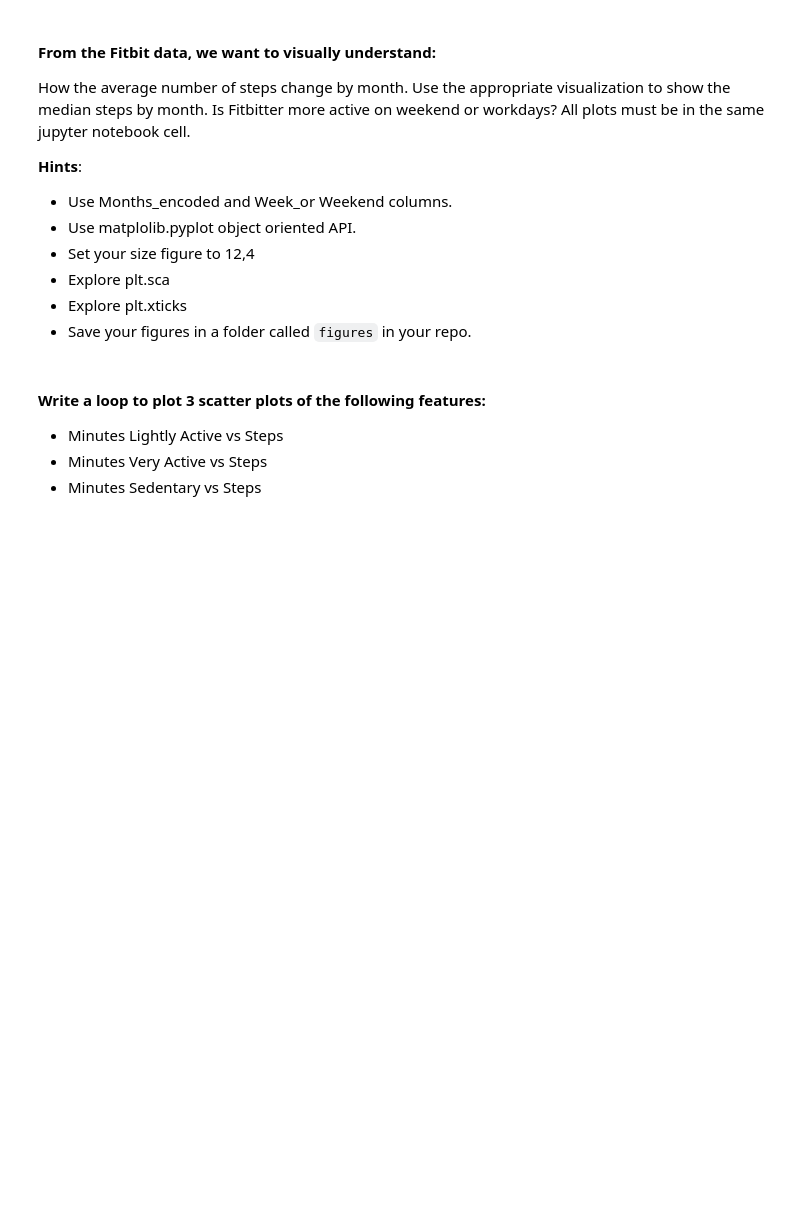
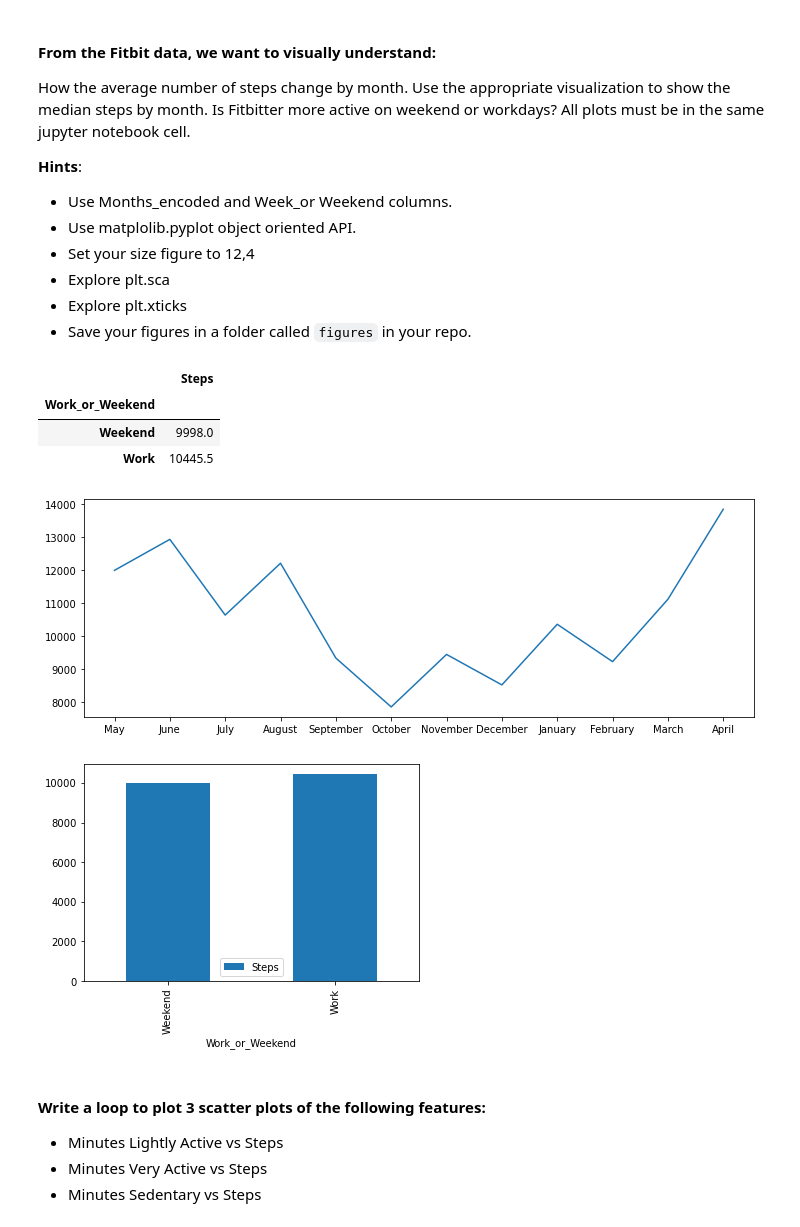
Before and after one commit to ivanrepi/dataptmad1121_labs, a Jupyter notebook: module-2/matplotlib-seaborn/your-code/main.ipynb, the cells around one changed output. Saved outputs shown, nothing was run; the diff lists cells and outputs as text; code cells hidden in the pictures; blank space fills up the shorter version.

```diff
--- a/module-2/matplotlib-seaborn/your-code/main.ipynb
+++ b/module-2/matplotlib-seaborn/your-code/main.ipynb
@@ -105,0 +104,5 @@ plt.show()
+# %%
+fitbit=pd.read_csv('../data/fitbit2.csv')
+fitbit['Work_or_Weekend'] = fitbit['Work_or_Weekend'].map({0:'Weekend', 1:'Work'})
+
+fitbit.head()
@@ -125,3 +130,29 @@ How the average number of steps change by month. Use the appropriate visualizati
+# %%
+# MEDIAN STEPS BY MONTH_ENCODED
+steps_month= fitbit.pivot_table(index=['Months'],
+                                values=['Steps'],
+                                aggfunc='median',
+                                sort=False)
+
+steps_weekend= fitbit.pivot_table(index=['Work_or_Weekend'],
+                                values=['Steps'],
+                                aggfunc='median')
+
+steps_weekend
+# %% [output]
+|  | Steps |
+| Work_or_Weekend |  |
+| Weekend | 9998.0 |
+| Work | 10445.5 |
+# %%
+fig, ax = plt.subplots(ncols=1, nrows=1,figsize=(12,4))
+ax.plot(steps_month)
+steps_weekend.plot(kind='bar')
+fig.savefig('../img/median_steps_month.pdf', transparent=False, dpi=80, bbox_inches="tight")
+plt.show()
+# %% [output]
+[figure, added]
+[figure, added]
 # %% [markdown]
 #### Write a loop to plot 3 scatter plots of the following features:
 
```
Also changed, not shown: parts of 6 cells of this notebook, 1 other file.
